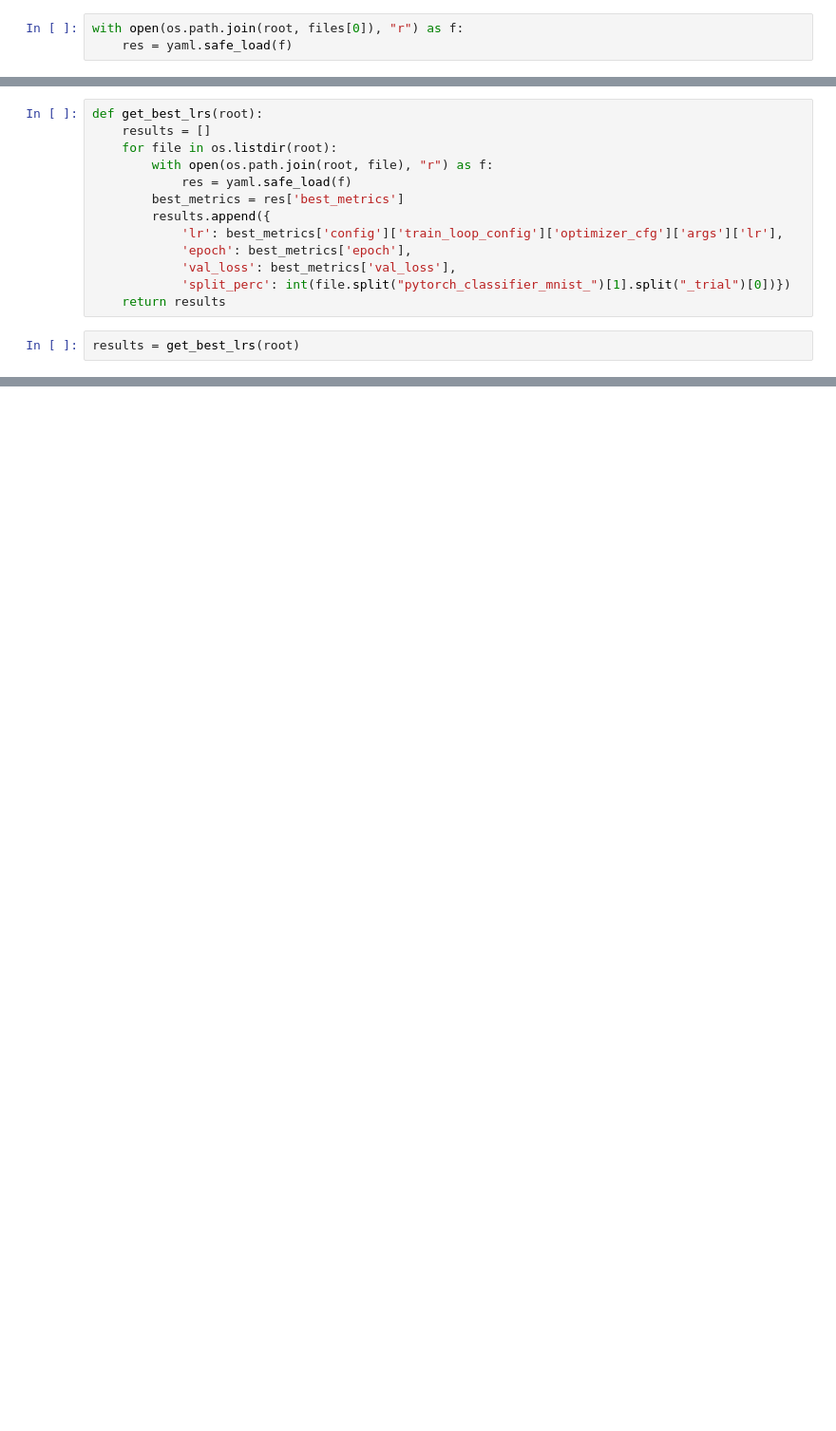
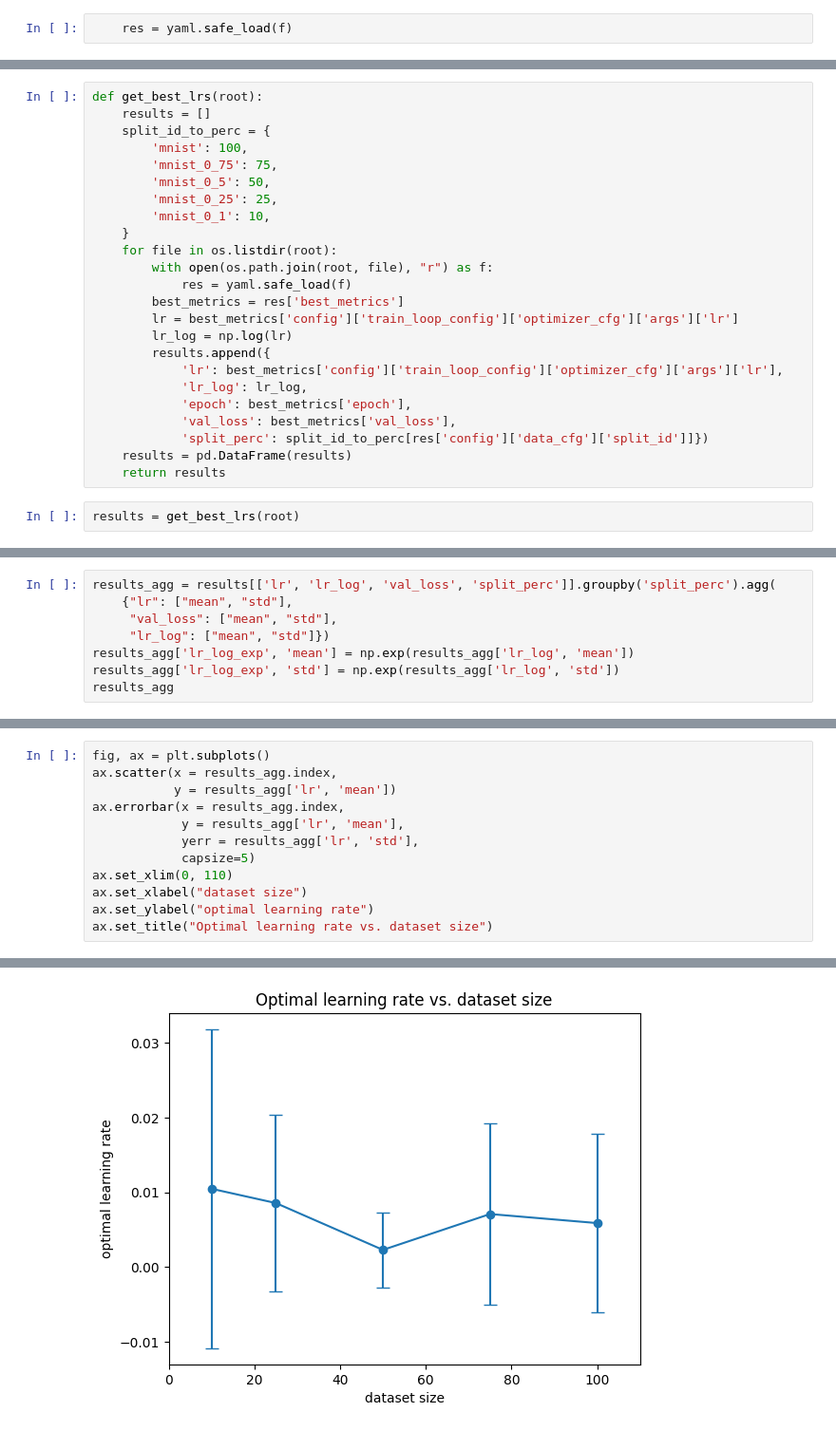
Before and after one commit to apalermo01/hyperparameter-tuning, a Jupyter notebook: Analyze single LR results 20241109.ipynb, the cells around one changed output, grey strips where cells are left out. Shown: that part at 95% size. Saved outputs shown, nothing was run; the diff lists cells and outputs as text; blank space fills up the shorter version.

Commit message:
started evaluating results and planning next steps

```diff
--- a/Analyze single LR results 20241109.ipynb
+++ b/Analyze single LR results 20241109.ipynb
@@ -14,3 +10,2 @@ files[0]
 # %%
-with open(os.path.join(root, files[0]), "r") as f:
     res = yaml.safe_load(f)
@@ -21,15 +12,26 @@ files[0]
 # %%
 def get_best_lrs(root):
     results = []
+    split_id_to_perc = {
+        'mnist': 100,
+        'mnist_0_75': 75,
+        'mnist_0_5': 50,
+        'mnist_0_25': 25,
+        'mnist_0_1': 10,
+    }
     for file in os.listdir(root):
         with open(os.path.join(root, file), "r") as f:
             res = yaml.safe_load(f)
         best_metrics = res['best_metrics']
+        lr = best_metrics['config']['train_loop_config']['optimizer_cfg']['args']['lr']
+        lr_log = np.log(lr)
         results.append({
             'lr': best_metrics['config']['train_loop_config']['optimizer_cfg']['args']['lr'],
+            'lr_log': lr_log,
             'epoch': best_metrics['epoch'],
             'val_loss': best_metrics['val_loss'],
-            'split_perc': int(file.split("pytorch_classifier_mnist_")[1].split("_trial")[0])})
+            'split_perc': split_id_to_perc[res['config']['data_cfg']['split_id']]})
+    results = pd.DataFrame(results)
     return results
 # %%
 results = get_best_lrs(root)
@@ -57,0 +38,8 @@ results_df
+# %%
+results_agg = results[['lr', 'lr_log', 'val_loss', 'split_perc']].groupby('split_perc').agg(
+    {"lr": ["mean", "std"],
+     "val_loss": ["mean", "std"],
+     "lr_log": ["mean", "std"]})
+results_agg['lr_log_exp', 'mean'] = np.exp(results_agg['lr_log', 'mean'])
+results_agg['lr_log_exp', 'std'] = np.exp(results_agg['lr_log', 'std'])
+results_agg
@@ -57,0 +55,13 @@ results_df
+# %%
+fig, ax = plt.subplots()
+ax.scatter(x = results_agg.index,
+           y = results_agg['lr', 'mean'])
+ax.errorbar(x = results_agg.index,
+            y = results_agg['lr', 'mean'],
+            yerr = results_agg['lr', 'std'],
+            capsize=5)
+ax.set_xlim(0, 110)
+ax.set_xlabel("dataset size")
+ax.set_ylabel("optimal learning rate")
+ax.set_title("Optimal learning rate vs. dataset size")
+# %% [output]
@@ -57,0 +69 @@ results_df
+[figure, added]
```
Also changed, not shown: parts of 7 cells of this notebook, 7 other files.
